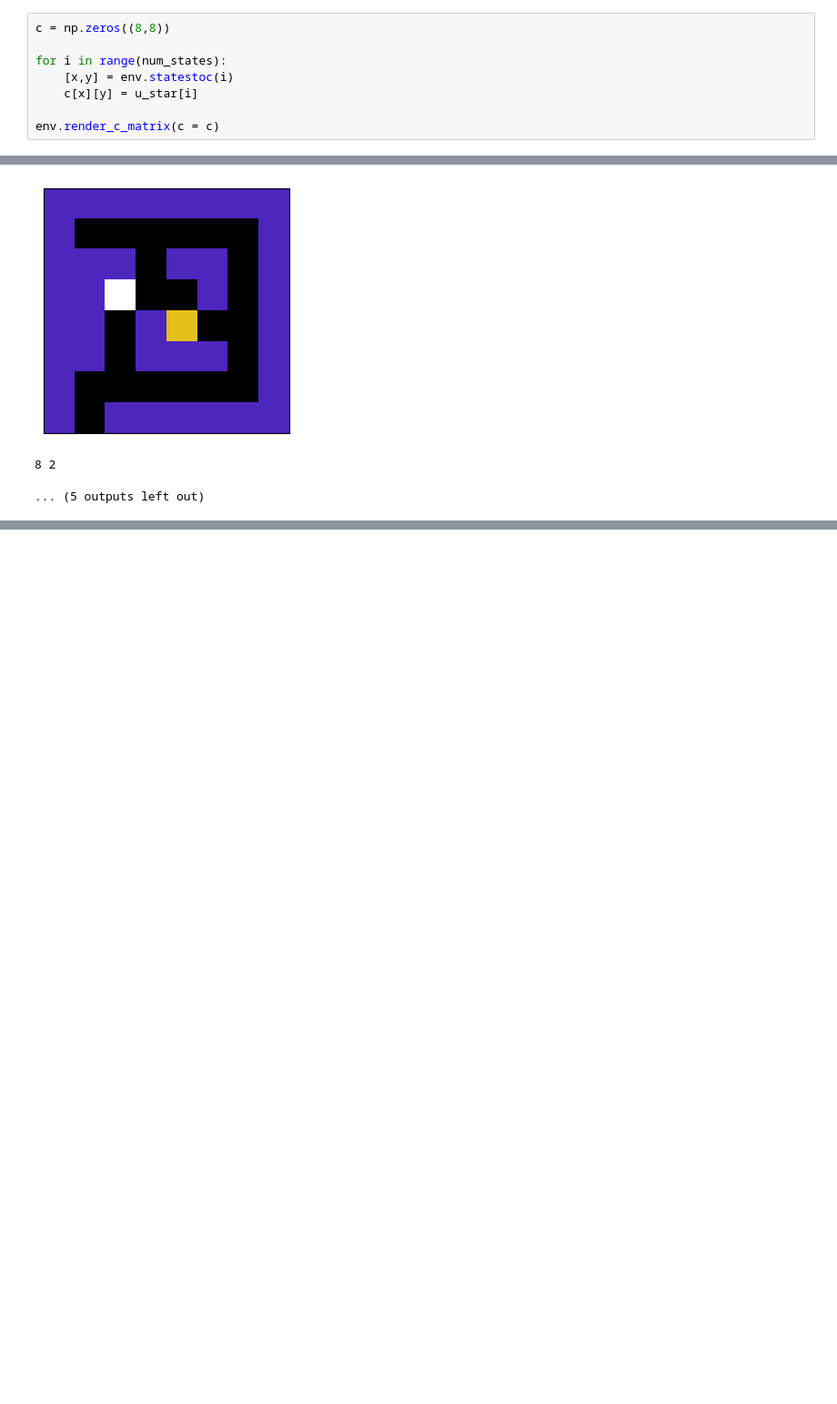
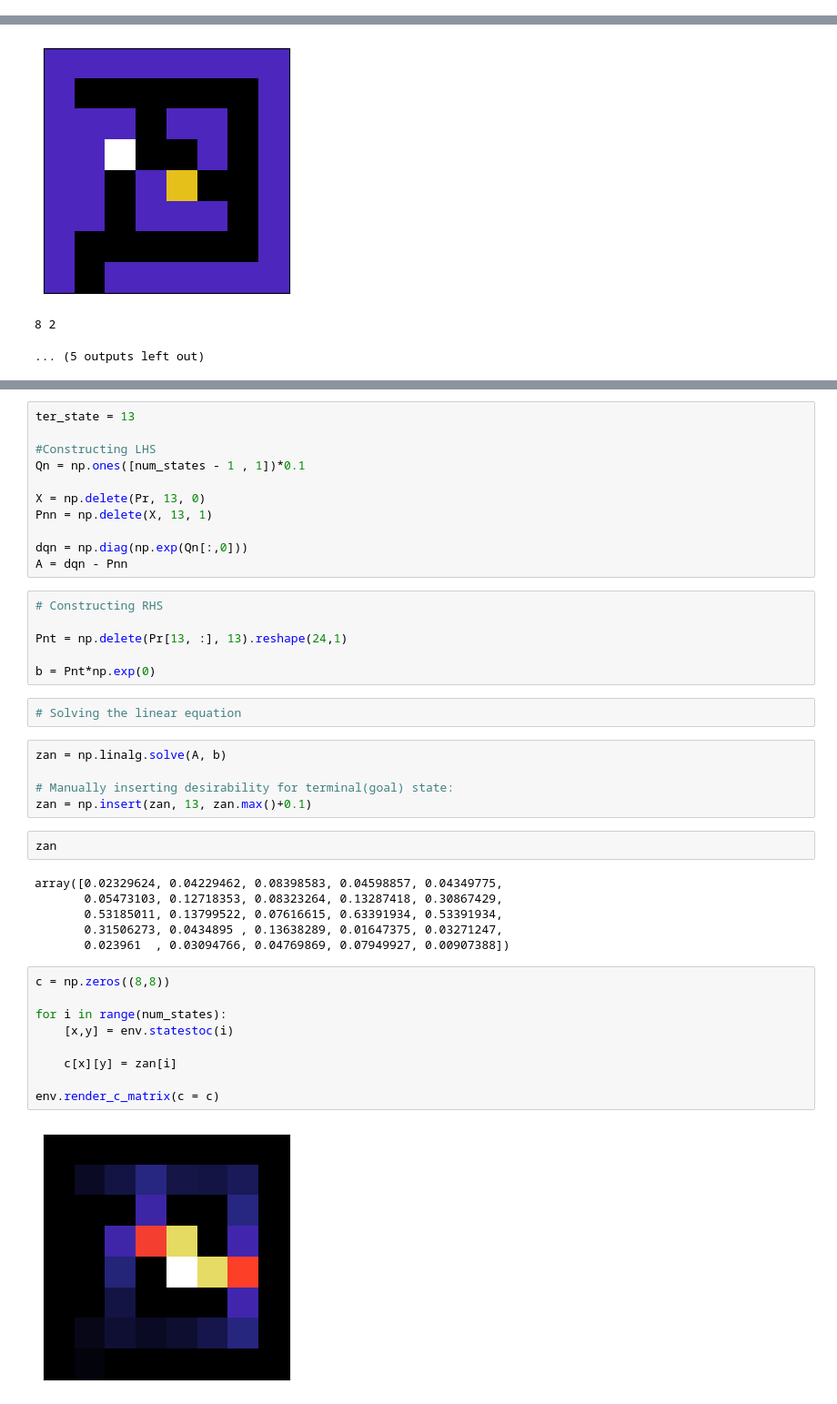
Before and after one commit to aswinpaul/lsmdps_demo, a Jupyter notebook: tutorial.ipynb, the cells around one changed output, grey strips where cells are left out. Shown at 91% size. Cells and saved outputs as stored; diff of their text form; blank space fills up the shorter version.

```diff
--- a/tutorial.ipynb
+++ b/tutorial.ipynb
@@ -197,8 +156,0 @@ array([[0.        ],
-# %%
-c = np.zeros((8,8))
-
-for i in range(num_states):
-    [x,y] = env.statestoc(i)
-    c[x][y] = u_star[i]
-
-env.render_c_matrix(c = c)
@@ -252,0 +205,43 @@ env.render()
+# %%
+ter_state = 13
+
+#Constructing LHS
+Qn = np.ones([num_states - 1 , 1])*0.1
+
+X = np.delete(Pr, 13, 0)
+Pnn = np.delete(X, 13, 1)
+
+dqn = np.diag(np.exp(Qn[:,0]))
+A = dqn - Pnn
+# %%
+# Constructing RHS
+
+Pnt = np.delete(Pr[13, :], 13).reshape(24,1)
+
+b = Pnt*np.exp(0)
+# %%
+# Solving the linear equation
+# %%
+zan = np.linalg.solve(A, b)
+
+# Manually inserting desirability for terminal(goal) state:
+zan = np.insert(zan, 13, zan.max()+0.1)
+# %%
+zan
+# %% [output]
+array([0.02329624, 0.04229462, 0.08398583, 0.04598857, 0.04349775,
+       0.05473103, 0.12718353, 0.08323264, 0.13287418, 0.30867429,
+       0.53185011, 0.13799522, 0.07616615, 0.63391934, 0.53391934,
+       0.31506273, 0.0434895 , 0.13638289, 0.01647375, 0.03271247,
+       0.023961  , 0.03094766, 0.04769869, 0.07949927, 0.00907388])
+# %%
+c = np.zeros((8,8))
+
+for i in range(num_states):
+    [x,y] = env.statestoc(i)
+
+    c[x][y] = zan[i]
+
+env.render_c_matrix(c = c)
+# %% [output]
+[figure, added]
```
Also changed, not shown: parts of 35 cells of this notebook, 6 other files.
